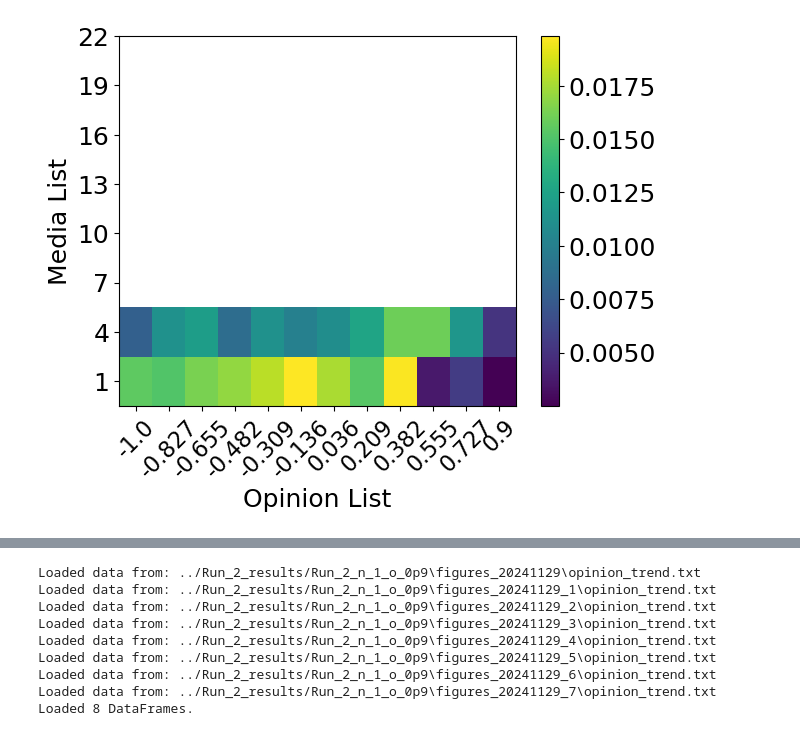
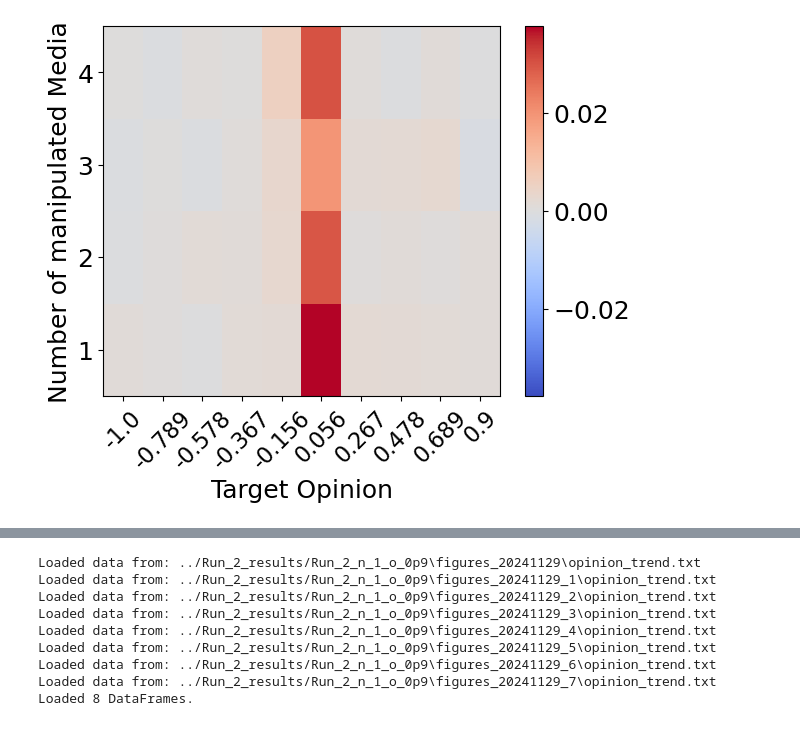
Before and after one commit to m-bur/complex_social_systems, a Jupyter notebook: analysis.ipynb, the cells around one changed output, grey strips where cells are left out. Cells and saved outputs as stored; diff of their text form; code cells hidden in the pictures.

Commit message:
analysis notebook update

```diff
--- a/analysis.ipynb
+++ b/analysis.ipynb
@@ -13,7 +15,7 @@ import os
 # %%
 # input_path = '../Run_2_results/Run_2_n_1_o_0p9'
 # %%
-def result_analysis(input_path, folder_name, index_factor=5):
+def result_analysis(input_path, result_folder_name, folder_name, index_factor=5):
 
     # Define the path to the main folder containing subfolders
     main_folder_path = input_path
@@ -64,12 +66,12 @@ def result_analysis(input_path, folder_name, index_factor=5):
 
     average_df.index = average_df.index * index_factor
 
-    results_folder = "Results"
+    results_folder = result_folder_name
     if not os.path.exists(results_folder):
         os.makedirs(results_folder)
         print(f"Folder '{results_folder}' created.")
 
-    average_df.to_csv("Results/"+folder_name+".csv")
+    average_df.to_csv(result_folder_name+"/"+folder_name+".csv")
 
     plt.plot(average_df.index, average_df["1"], color= "red")
     plt.plot(average_df.index, average_df["0"], color = "gray")
@@ -84,31 +86,31 @@ def result_analysis(input_path, folder_name, index_factor=5):
     #     'legend.fontsize': 16,  # Legend font size
     #     'xtick.labelsize': 16,  # x-axis tick font size
     # })
-    plt.savefig("Results/"+folder_name+".pdf")
+    plt.savefig(result_folder_name+"/"+folder_name+".pdf")
     # plt.show()
 
 
-def complete_analysis(path, index_factor=5):
+def complete_analysis(path, result_folder_name,index_factor=5):
     try:
         for subfolder_name in os.listdir(path):
             subfolder_path = os.path.join(path, subfolder_name)
 
-            result_analysis(subfolder_path, index_factor=index_factor, folder_name=subfolder_name)
+            result_analysis(subfolder_path, result_folder_name, index_factor=index_factor, folder_name=subfolder_name)
 
     except Exception as e:
         print(f"An error occurred: {e}")
 
 
-def meta_analysis(media, opinion, factor = 5):
+def meta_analysis(folder, media, opinion, run_number=2, factor = 5, feedback_day = 1000):
     result_list = []
     for m in media:
         op_list = []
         for o in opinion:
-            df = pd.read_csv(f"Results\Run_2_n_{m}_o_{o}".replace(".","p")+".csv")
+            df = pd.read_csv(folder+f"\Run_{run_number}_n_{m}_o_{o}".replace(".","p")+".csv")
             df.index = df.index * factor
             df["diff"] =  df["1"] - df["-1"]
             df["days"] = df.index
-            res = np.mean(df.loc[ (df["days"] > 1000) &  (df["days"] < 1365), "diff"])
+            res = np.mean(df.loc[ (df["days"] > feedback_day) &  (df["days"] < feedback_day+365), "diff"])
             op_list.append(res)
         result_list.append(op_list)
 
@@ -118,31 +139,35 @@ complete_analysis("../Run_2_1_results")
 # %%
-media_list = np.arange(1,25,3)
-opinion_list = np.linspace(-1, 0.9, num=12)
+media_list = np.array([1,2,3,4])#np.arange(1,25,3)
+opinion_list = np.linspace(-1, 0.9, num=10)
 opinion_list = [round(o,3) for o in opinion_list]
 
 
-heatmap = np.array(meta_analysis(media_list, opinion_list))
+heatmap = np.array(meta_analysis("Results_experiment_3",media_list, opinion_list, run_number=3, feedback_day=31*365))
 
-heatmap = heatmap[:2]
+# heatmap = heatmap[:5]
+
+# Dynamically normalize colormap
+vmin, vmax = -heatmap.max(), heatmap.max()
+norm = TwoSlopeNorm(vmin=vmin, vcenter=0, vmax=vmax)
 
 # Create the heatmap
-plt.imshow(heatmap, aspect='auto', origin='lower', cmap='viridis')
+plt.imshow(heatmap, aspect='auto', origin='lower', cmap='coolwarm', norm=norm)
 
 # Add a colorbar
 plt.colorbar()
 
 # Set tick positions and labels for x-axis (opinion_list)
 plt.xticks(np.arange(len(opinion_list)), opinion_list, rotation=45)
 
 # Set tick positions and labels for y-axis (media_list)
 plt.yticks(np.arange(len(media_list)), media_list)
 
 # Set axis labels (optional)
-plt.xlabel('Opinion List')
-plt.ylabel('Media List')
+plt.xlabel('Target Opinion')
+plt.ylabel('Number of manipulated Media')
 
 
 # Show the plot
 plt.show()
 # %% [output]
-[figure, old version]
+[figure, new version]
```
Also changed, not shown: parts of 6 cells of this notebook.
